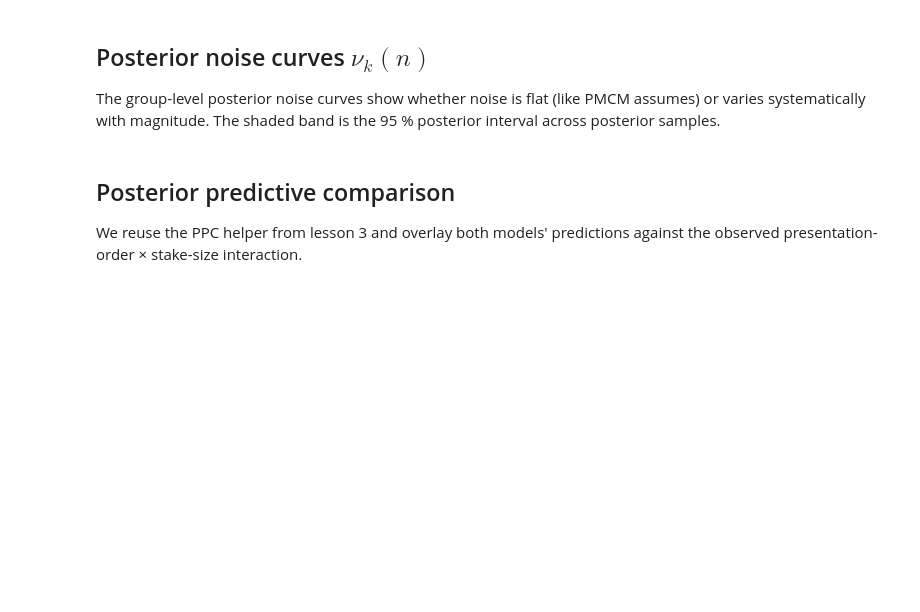
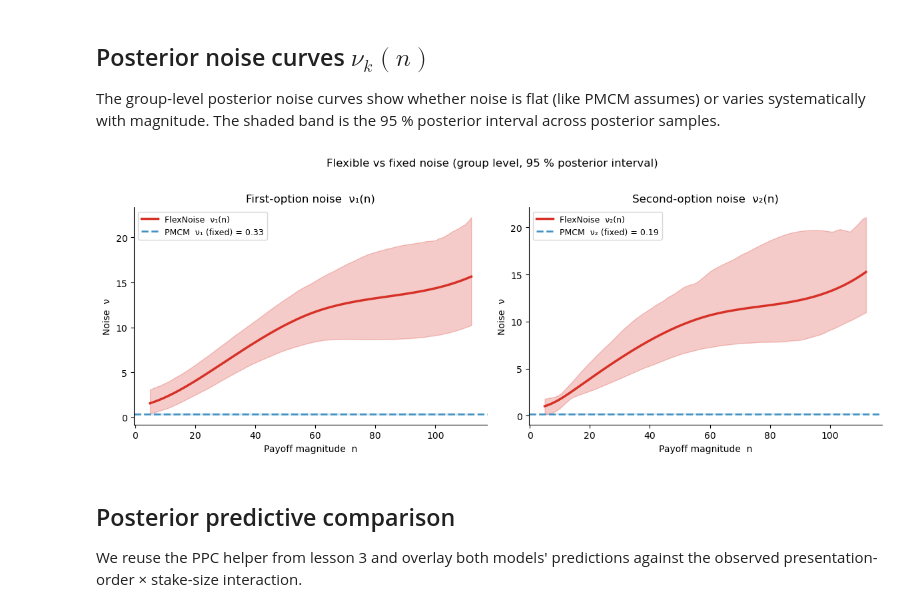
Before and after one commit to ruffgroup/bauer, a Jupyter notebook: docs/tutorial/lesson4.ipynb, the cells around one changed output. Cells and saved outputs as stored; diff of their text form; code cells hidden in the pictures; blank space fills up the shorter version.

```diff
--- a/docs/tutorial/lesson4.ipynb
+++ b/docs/tutorial/lesson4.ipynb
@@ -137,49 +163,47 @@ or varies systematically with magnitude.  The shaded band is the 95 % posterior
 across posterior samples.
 # %%
 # Get group-level noise curves from the flexible model
-x = np.linspace(df_dot[['n1', 'n2']].min().min(),
-                df_dot[['n1', 'n2']].max().max(), 100)
-
+# Returns long-format DataFrame with MultiIndex (chain, draw, x)
 sd_curves = model_flex.get_sd_curve(idata=idata_flex, variable='both',
                                      group=True, data=df_dot.reset_index())
-
-# sd_curves is (posterior_samples x x_points)
-n1_samples = sd_curves['n1_evidence_sd'].values  # shape: (samples, 100)
-n2_samples = sd_curves['n2_evidence_sd'].values
 
 # PMCM fixed noise posteriors (scalar per sample)
 nu1_pmcm = idata_pmcm.posterior['n1_evidence_sd_mu'].values.ravel()
 nu2_pmcm = idata_pmcm.posterior['n2_evidence_sd_mu'].values.ravel()
 
 fig, axes = plt.subplots(1, 2, figsize=(12, 4.5))
 colors = {'flex': '#d73027', 'pmcm': '#4393c3'}
 
-for ax, (samples, nu_pmcm, label_flex, label_pmcm) in zip(
+for ax, (var_col, nu_pmcm, label_flex, label_pmcm) in zip(
         axes,
-        [(n1_samples, nu1_pmcm, 'FlexNoise  ν₁(n)', 'PMCM  ν₁ (fixed)'),
-         (n2_samples, nu2_pmcm, 'FlexNoise  ν₂(n)', 'PMCM  ν₂ (fixed)')]):
-    # Posterior mean and 95% CI for flexible model
-    mean = samples.mean(0)
-    lo   = np.percentile(samples, 2.5, axis=0)
-    hi   = np.percentile(samples, 97.5, axis=0)
-    ax.fill_between(x, lo, hi, alpha=.25, color=colors['flex'])
-    ax.plot(x, mean, lw=2.5, color=colors['flex'], label=label_flex)
+        [('n1_evidence_sd', nu1_pmcm, 'FlexNoise  ν₁(n)', 'PMCM  ν₁ (fixed)'),
+         ('n2_evidence_sd', nu2_pmcm, 'FlexNoise  ν₂(n)', 'PMCM  ν₂ (fixed)')]):
+    # Group by x to get posterior mean and 95% CI across (chain, draw) samples
+    grp    = sd_curves.groupby(level='x')[var_col]
+    x_vals = grp.mean().index.values
+    mean   = grp.mean().values
+    lo     = grp.quantile(0.025).values
+    hi     = grp.quantile(0.975).values
+    ax.fill_between(x_vals, lo, hi, alpha=.25, color=colors['flex'])
+    ax.plot(x_vals, mean, lw=2.5, color=colors['flex'], label=label_flex)
     # PMCM fixed noise
     ax.axhline(nu_pmcm.mean(), ls='--', lw=2, color=colors['pmcm'],
                label=f'{label_pmcm} = {nu_pmcm.mean():.2f}')
-    ax.fill_between(x,
+    ax.fill_between(x_vals,
                     np.percentile(nu_pmcm, 2.5),
                     np.percentile(nu_pmcm, 97.5),
                     alpha=.15, color=colors['pmcm'])
     ax.set_xlabel('Payoff magnitude  n')
     ax.set_ylabel('Noise  ν')
     ax.legend(fontsize=9); sns.despine(ax=ax)
 
 axes[0].set_title('First-option noise  ν₁(n)')
 axes[1].set_title('Second-option noise  ν₂(n)')
 plt.suptitle('Flexible vs fixed noise (group level, 95 % posterior interval)',
              fontsize=12, y=1.02)
 plt.tight_layout()
+# %% [output]
+[figure, added]
 # %% [markdown]
 ## Posterior predictive comparison
 
```
Also changed, not shown: parts of 5 cells of this notebook, 4 other files.
